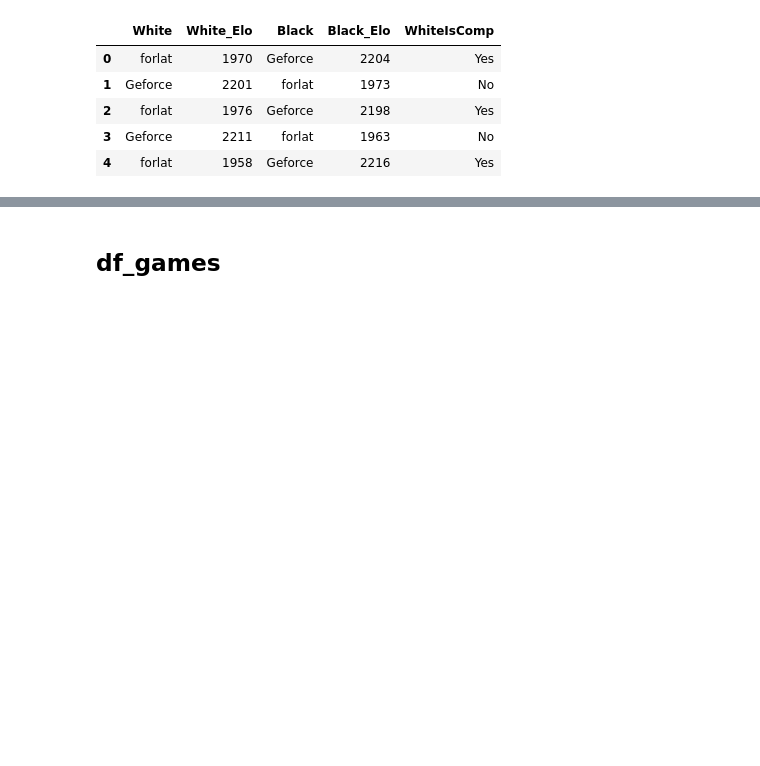
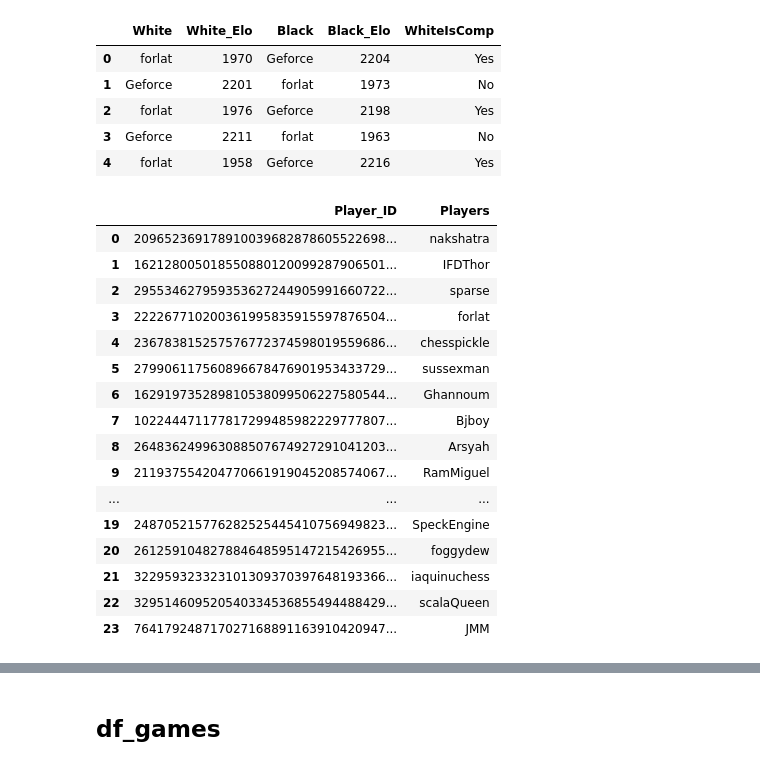
Before and after one commit to VPeron/cc_detector, a Jupyter notebook: notebooks/Asia_pgn_to_3dfs-ID_generator.ipynb, the cells around one changed output, grey strips where cells are left out. Saved outputs shown, nothing was run; the diff lists cells and outputs as text; code cells hidden in the pictures; blank space fills up the shorter version.

```diff
--- a/notebooks/Asia_pgn_to_3dfs-ID_generator.ipynb
+++ b/notebooks/Asia_pgn_to_3dfs-ID_generator.ipynb
@@ -171,0 +170,20 @@ df_dummy = pd.DataFrame({'White' : ["12345", 'DummyName', "1234", "forlat", "Gef
+# %%
+players_id
+# %% [output]
+|  | Player_ID | Players |
+| 0 | 209652369178910039682878605522698... | nakshatra |
+| 1 | 162128005018550880120099287906501... | IFDThor |
+| 2 | 295534627959353627244905991660722... | sparse |
+| 3 | 222267710200361995835915597876504... | forlat |
+| 4 | 236783815257576772374598019559686... | chesspickle |
+| 5 | 279906117560896678476901953433729... | sussexman |
+| 6 | 162919735289810538099506227580544... | Ghannoum |
+| 7 | 102244471177817299485982229777807... | Bjboy |
+| 8 | 264836249963088507674927291041203... | Arsyah |
+| 9 | 211937554204770661919045208574067... | RamMiguel |
+| ... | ... | ... |
+| 19 | 248705215776282525445410756949823... | SpeckEngine |
+| 20 | 261259104827884648595147215426955... | foggydew |
+| 21 | 322959323323101309370397648193366... | iaquinuchess |
+| 22 | 329514609520540334536855494488429... | scalaQueen |
+| 23 | 764179248717027168891163910420947... | JMM |
```
Also changed, not shown: parts of 21 cells of this notebook.
